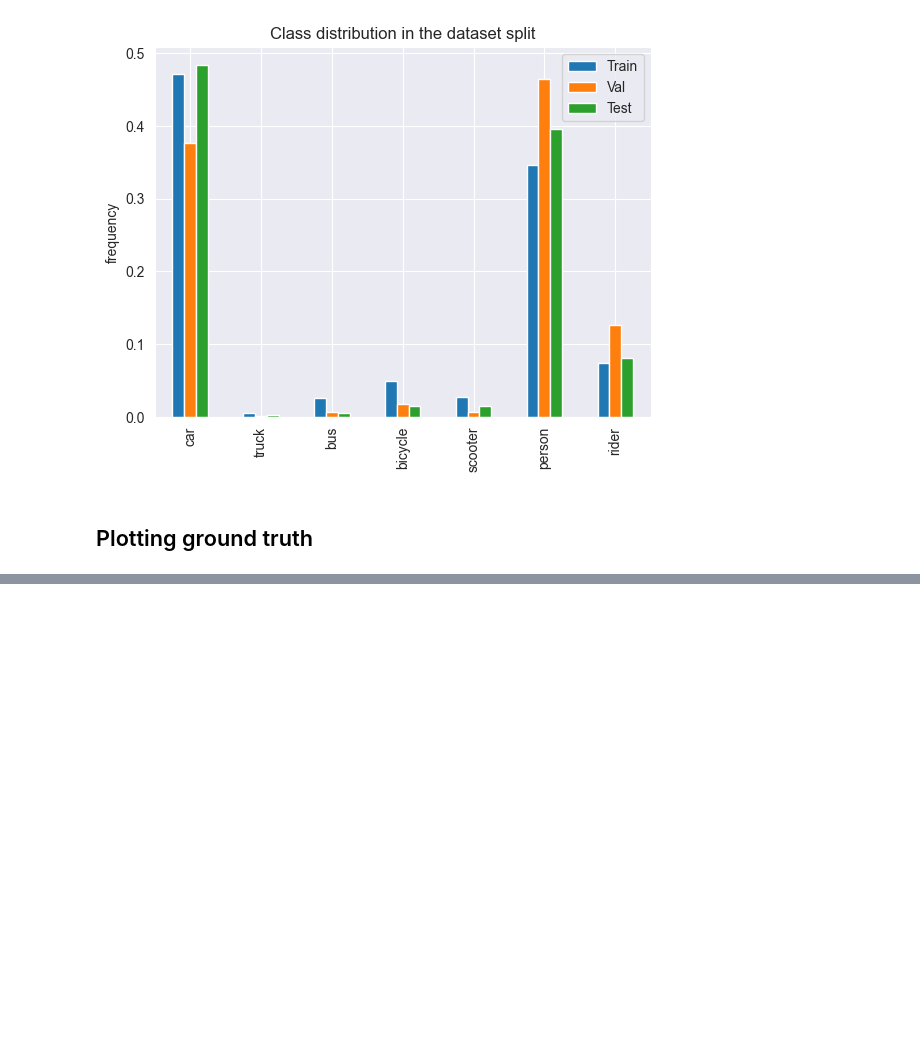
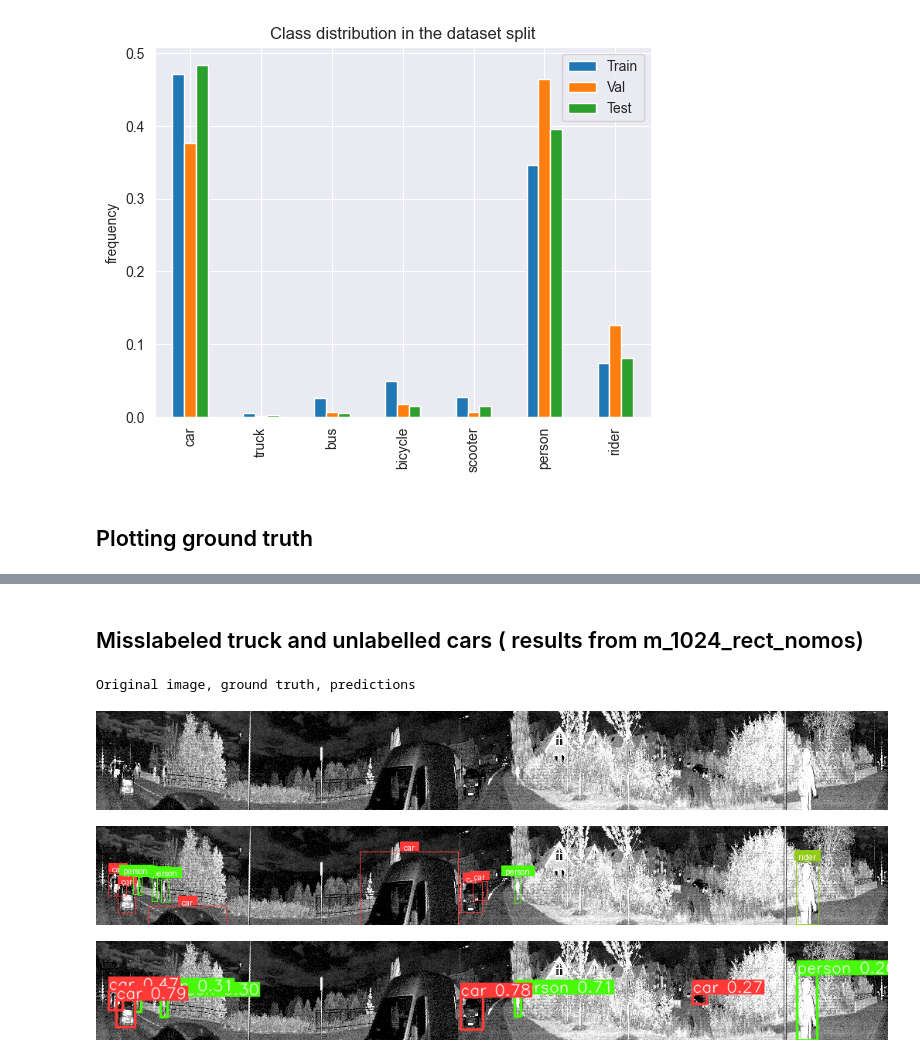
Before and after one commit to seb2o/deep-object-detection-Lidar, a Jupyter notebook: yolo/eda.ipynb, the cells around one changed output, grey strips where cells are left out. Drawn from its saved outputs; the diff is of its cells as text; code cells hidden in the pictures; blank space fills up the shorter version.

Commit message:
detailed obtained results pictures

```diff
--- a/yolo/eda.ipynb
+++ b/yolo/eda.ipynb
@@ -167,3 +176,15 @@ display_labels(
 [figure]
 [figure]
 [figure]
+# %% [markdown]
+## Misslabeled truck and unlabelled cars ( results from m_1024_rect_nomos)
+# %%
+display_labels(
+    'frame_001548',
+    'C:\\Users\\menbu\\PycharmProjects\\dlProject\\runs\\detect\\predict\\frame_001548.PNG'
+)
+# %% [output]
+Original image, ground truth, predictions
+[figure, added]
+[figure, added]
+[figure, added]
```
Also changed, not shown: parts of 5 cells of this notebook.
